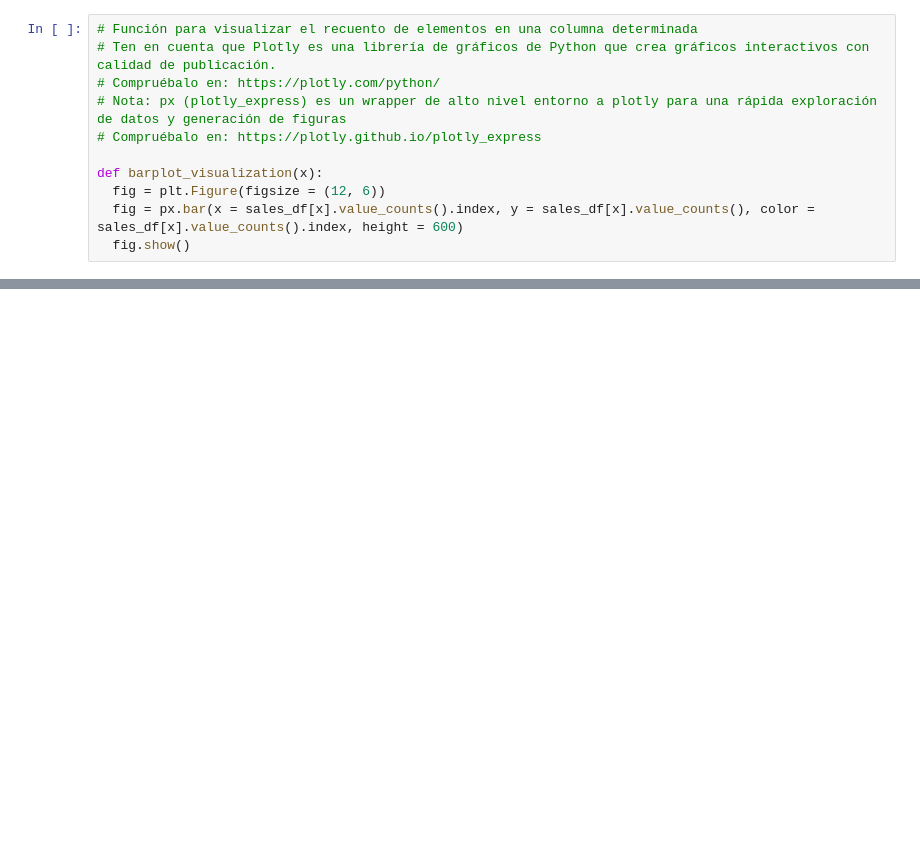
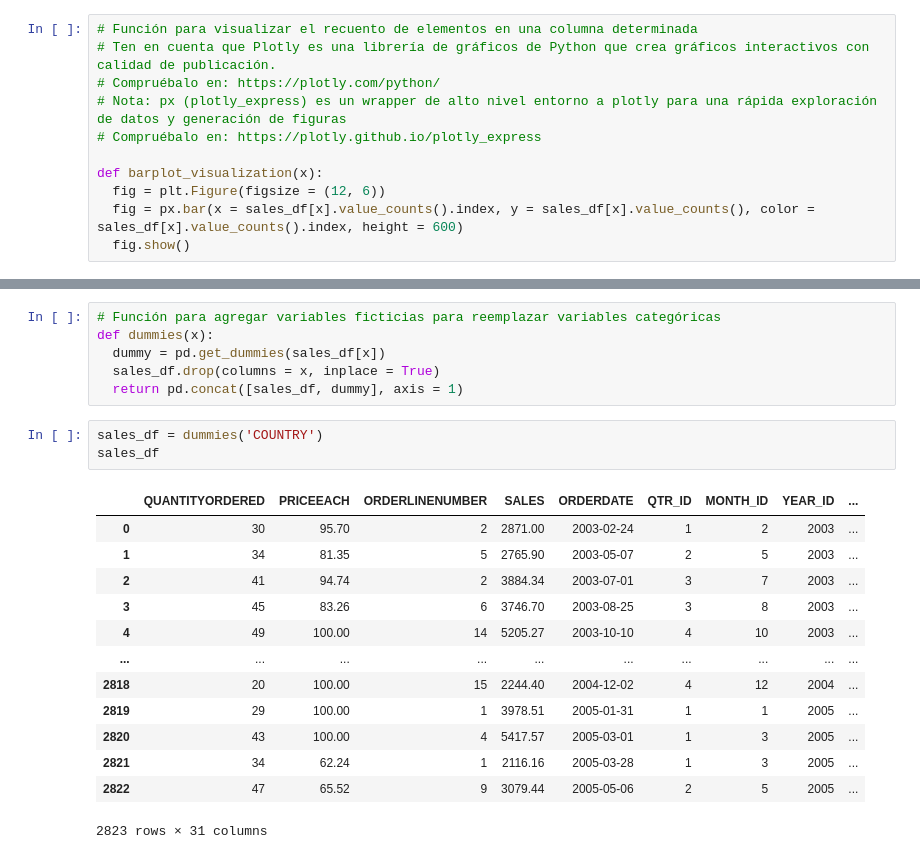
Before and after one commit to sergioarnold87/Marketing-Inteligencia_Artificial, a Jupyter notebook: Marketing_I_A.ipynb, the cells around one changed output, grey strips where cells are left out. Drawn from its saved outputs; the diff is of its cells as text; blank space fills up the shorter version.

Commit message:
creado ya la variables categoricas "dummies" en COUNTRY

```diff
--- a/Marketing_I_A.ipynb
+++ b/Marketing_I_A.ipynb
@@ -272,0 +306,23 @@ barplot_visualization('COUNTRY')
+# %%
+# Función para agregar variables ficticias para reemplazar variables categóricas
+def dummies(x):
+  dummy = pd.get_dummies(sales_df[x])
+  sales_df.drop(columns = x, inplace = True)
+  return pd.concat([sales_df, dummy], axis = 1)
+# %%
+sales_df = dummies('COUNTRY')
+sales_df
+# %% [output]
+|  | QUANTITYORDERED | PRICEEACH | ORDERLINENUMBER | SALES | ORDERDATE | QTR_ID | MONTH_ID | YEAR_ID | ... |
+| 0 | 30 | 95.70 | 2 | 2871.00 | 2003-02-24 | 1 | 2 | 2003 | ... |
+| 1 | 34 | 81.35 | 5 | 2765.90 | 2003-05-07 | 2 | 5 | 2003 | ... |
+| 2 | 41 | 94.74 | 2 | 3884.34 | 2003-07-01 | 3 | 7 | 2003 | ... |
+| 3 | 45 | 83.26 | 6 | 3746.70 | 2003-08-25 | 3 | 8 | 2003 | ... |
+| 4 | 49 | 100.00 | 14 | 5205.27 | 2003-10-10 | 4 | 10 | 2003 | ... |
+| ... | ... | ... | ... | ... | ... | ... | ... | ... | ... |
+| 2818 | 20 | 100.00 | 15 | 2244.40 | 2004-12-02 | 4 | 12 | 2004 | ... |
+| 2819 | 29 | 100.00 | 1 | 3978.51 | 2005-01-31 | 1 | 1 | 2005 | ... |
+| 2820 | 43 | 100.00 | 4 | 5417.57 | 2005-03-01 | 1 | 3 | 2005 | ... |
+| 2821 | 34 | 62.24 | 1 | 2116.16 | 2005-03-28 | 1 | 3 | 2005 | ... |
+| 2822 | 47 | 65.52 | 9 | 3079.44 | 2005-05-06 | 2 | 5 | 2005 | ... |
+2823 rows × 31 columns
```
Also changed, not shown: parts of 6 cells of this notebook.
